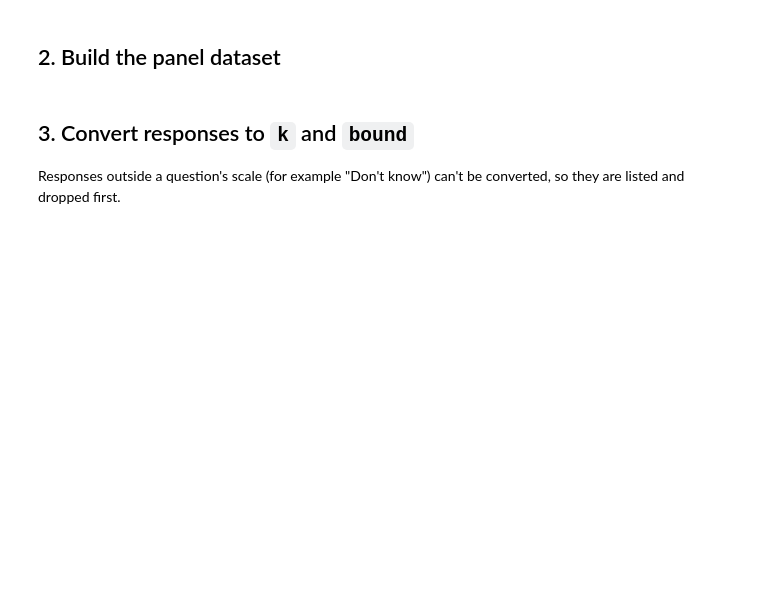
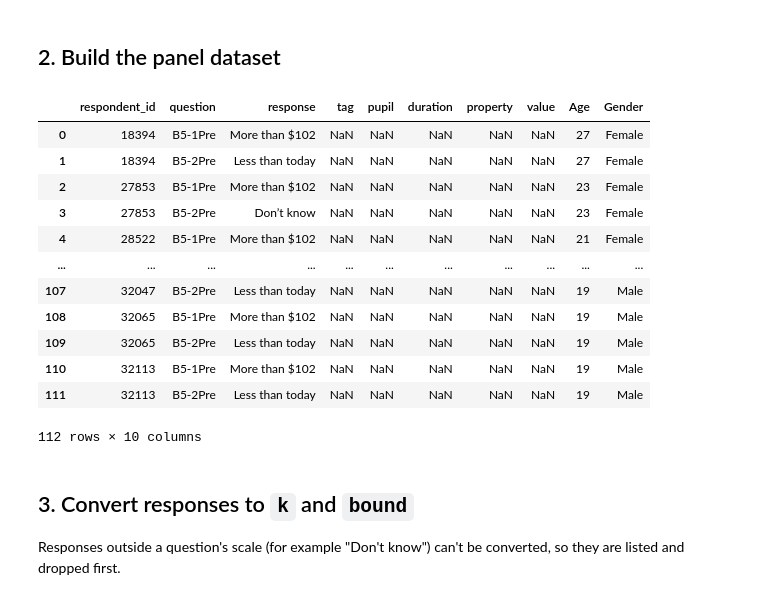
Before and after one commit to UNO-CAB-Lab/python-parsing, a Jupyter notebook: AnalysisTesting.ipynb, the cells around one changed output. Drawn from its saved outputs; the diff is of its cells as text; code cells hidden in the pictures; blank space fills up the shorter version.

Commit message:
Update to panel loader

```diff
--- a/AnalysisTesting.ipynb
+++ b/AnalysisTesting.ipynb
@@ -38,8 +38,8 @@ LIKERT_SCALES = {
     "B5-2Pre": {"Less than today": 0, "Exactly the same": 1, "More than today": 2},
 }
 
-TAGS = None  # e.g. ["left", "right"] to keep only some sensor tags
-FACE_PROPERTIES = None  # e.g. ["Joy", "Attention"]
+TAGS = ["left", "right"]  # e.g. ["left", "right"] to keep only some sensor tags
+FACE_PROPERTIES = ["Attention_left", "Attention_right"] # e.g. ["Joy", "Attention"]
 # %% [markdown]
 ## 1. Load the survey and sensor data
 # %%
@@ -80,12 +82,26 @@ assert not missing, f"Questions not found in the survey: {sorted(missing)}"
 # %%
 panel = CBACABLab.CreatePanelData(
     question_level_columns=list(LIKERT_SCALES),
     respondent_level_columns=RESPONDENT_QUESTIONS,
     tagFilter=TAGS,
     faceProperties=FACE_PROPERTIES,
     databaseName=DATABASE,
 )
-panel.head()
+panel
+# %% [output]
+|  | respondent_id | question | response | tag | pupil | duration | property | value | Age | Gender |
+| 0 | 18394 | B5-1Pre | More than $102 | NaN | NaN | NaN | NaN | NaN | 27 | Female |
+| 1 | 18394 | B5-2Pre | Less than today | NaN | NaN | NaN | NaN | NaN | 27 | Female |
+| 2 | 27853 | B5-1Pre | More than $102 | NaN | NaN | NaN | NaN | NaN | 23 | Female |
+| 3 | 27853 | B5-2Pre | Don’t know | NaN | NaN | NaN | NaN | NaN | 23 | Female |
+| 4 | 28522 | B5-1Pre | More than $102 | NaN | NaN | NaN | NaN | NaN | 21 | Female |
+| ... | ... | ... | ... | ... | ... | ... | ... | ... | ... | ... |
+| 107 | 32047 | B5-2Pre | Less than today | NaN | NaN | NaN | NaN | NaN | 19 | Male |
+| 108 | 32065 | B5-1Pre | More than $102 | NaN | NaN | NaN | NaN | NaN | 19 | Male |
+| 109 | 32065 | B5-2Pre | Less than today | NaN | NaN | NaN | NaN | NaN | 19 | Male |
+| 110 | 32113 | B5-1Pre | More than $102 | NaN | NaN | NaN | NaN | NaN | 19 | Male |
+| 111 | 32113 | B5-2Pre | Less than today | NaN | NaN | NaN | NaN | NaN | 19 | Male |
+112 rows × 10 columns
 # %%
 # Tests: panel structure
 required = {"respondent_id", "question", "response", *RESPONDENT_QUESTIONS}
```
Also changed, not shown: parts of 6 cells of this notebook, 2 other files.
